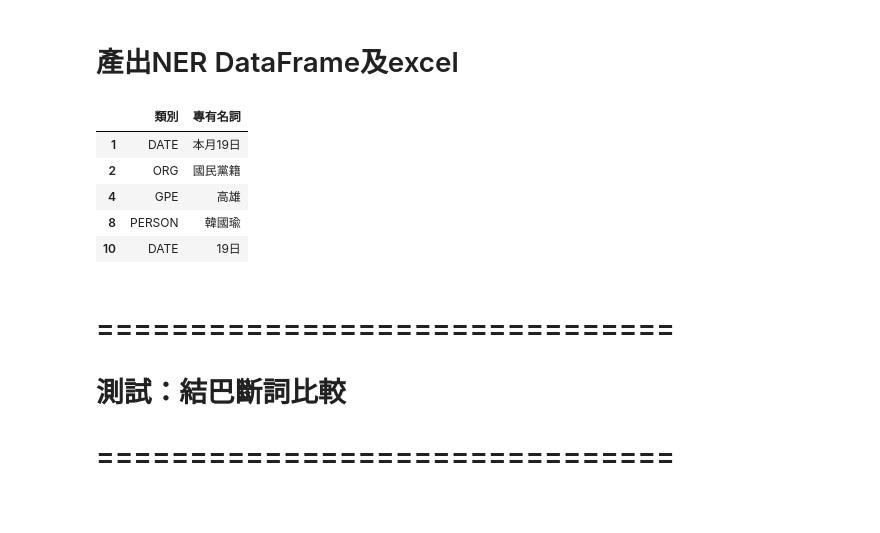
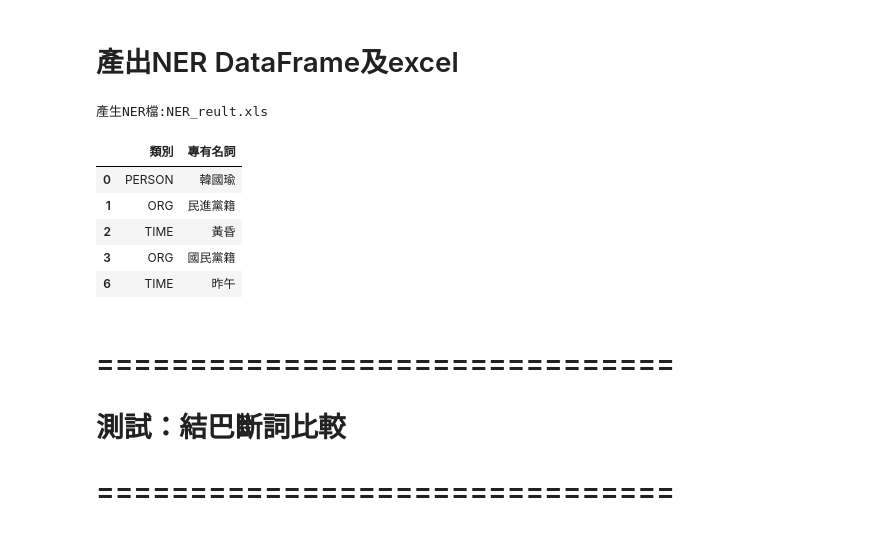
Before and after one commit to hantedyou/NER_TEST, a Jupyter notebook: Compare.ipynb, the cells around one changed output. Cells and saved outputs as stored; diff of their text form; code cells hidden in the pictures.

```diff
--- a/Compare.ipynb
+++ b/Compare.ipynb
@@ -235,7 +235,7 @@ def gen_df(in_list):
     df_class_list = list()
     df_ner_list = list()
 
-    proc_list = copy(in_list)
+    proc_list = copy.copy(in_list)
 
     count = 0
     for i in range(len(proc_list)):
@@ -330,7 +330,8 @@ type(in_data),len(in_data),in_data[:5]
 # %%
 demo_df,ws_list,pos_list,ner_list = word_proc_path_all(data_path = data_path,
           column_name = "內容",
-          export_flag = True,output_file = "sample_NER_rlt_108121002.xls")
+          #export_flag = True,output_file = "sample_NER_rlt_108121002.xls")
+           export_flag = False,output_file = "sample_NER_rlt_108121002.xls")
 # %% [output]
 輸入檔案格式為 .xls
 取得list，長度為：100
@@ -366,4 +367,4 @@ df.columns,df[:1]
                                                   NER
  0  {(82, 83, 'CARDINAL', '2'), (154, 157, 'DATE',...  )
 # %%
-new_ner_list = copy(ner_list)
+new_ner_list = copy.copy(ner_list)
@@ -370,15 +373,16 @@ new_ner_list = copy(ner_list)
 # %% [markdown]
 # 產出NER DataFrame及excel
 # %%
-#df_ner_dict = gen_df(new_ner_list)
+df_ner_dict = gen_df(new_ner_list)
 df_ner_dict[:5]
 # %% [output]
+產生NER檔:NER_reult.xls
 |  | 類別 | 專有名詞 |
-| 1 | DATE | 本月19日 |
-| 2 | ORG | 國民黨籍 |
-| 4 | GPE | 高雄 |
-| 8 | PERSON | 韓國瑜 |
-| 10 | DATE | 19日 |
+| 0 | PERSON | 韓國瑜 |
+| 1 | ORG | 民進黨籍 |
+| 2 | TIME | 黃昏 |
+| 3 | ORG | 國民黨籍 |
+| 6 | TIME | 昨午 |
 # %% [markdown]
 # ===============================
 # 測試：結巴斷詞比較
```
Also changed, not shown: parts of 14 cells of this notebook.
